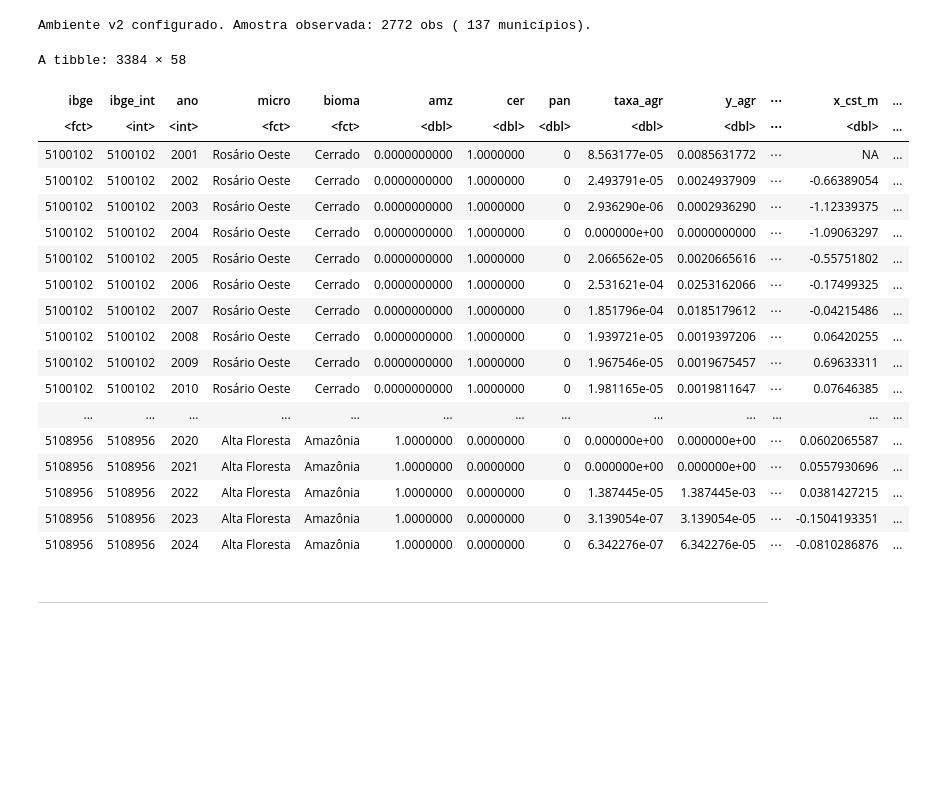
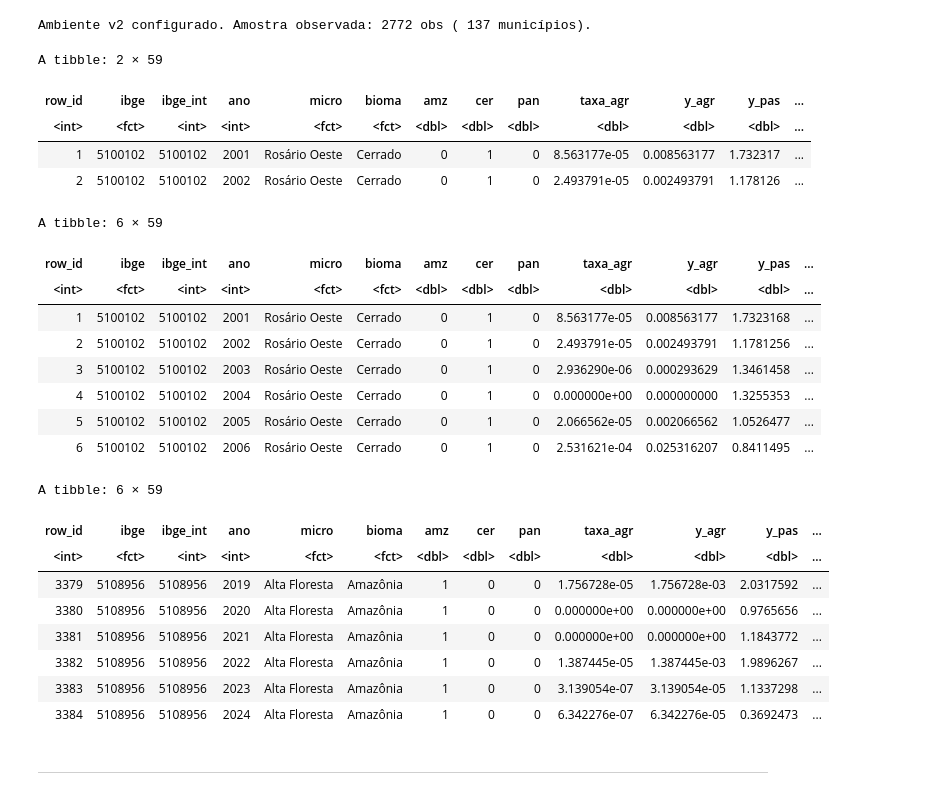
Before and after one commit to fernandovieira1/tese_eco_usp, a Jupyter notebook: 2_INTI/chapters/chap1/stats/2. MODELOS/grupos_h1/2_base_completa_h1_precaria/MODELOS_H1_PREC/modelos_fixos_h1_prec_v5.ipynb, the cells around one changed output. Cells and saved outputs as stored; diff of their text form; code cells hidden in the pictures; blank space fills up the shorter version.

```diff
--- a/2_INTI/chapters/chap1/stats/2. MODELOS/grupos_h1/2_base_completa_h1_precaria/MODELOS_H1_PREC/modelos_fixos_h1_prec_v5.ipynb
+++ b/2_INTI/chapters/chap1/stats/2. MODELOS/grupos_h1/2_base_completa_h1_precaria/MODELOS_H1_PREC/modelos_fixos_h1_prec_v5.ipynb
@@ -103,11 +106,11 @@ df_v2 <- raw_v2 %>% transmute(
 #### 0.3 Defasagem dos preços e padronização da aptidão
 # %%
 # Organiza a série anual de preços e suas defasagens.
-anos_v2 <- df_v2 %>% distinct(ano, ps_l1, pm_l1, ps_t, pm_t, dap_l1) %>% arrange(ano) %>%
+anos_v2 <- df2 %>% distinct(ano, ps_l1, pm_l1, ps_t, pm_t, dap_l1) %>% arrange(ano) %>%
   mutate(ps_lead = lead(ps_t), pm_lead = lead(pm_t))
 # %%
 # Seleciona as aptidões fixas de cada município.
-mun_v2 <- df_v2 %>% distinct(ibge, ibge_int, apt_s, apt_m)
+mun_v2 <- df2 %>% distinct(ibge, ibge_int, apt_s, apt_m)
 # %% [markdown]
 #### 0.4 Auditoria I
 # %%
@@ -126,7 +129,7 @@ c_dap <- mean(log(anos_v2$dap_l1))
 #### 0.5 Base ajustada
 # %%
 # Prepara as variáveis do painel na escala dos modelos.
-df_v2 <- df_v2 %>%
+df2 <- df2 %>%
   left_join(anos_v2 %>% select(ano, ps_lead, pm_lead), by = "ano") %>%
   arrange(ibge, ano) %>%
   group_by(ibge) %>%
@@ -156,5 +159,8 @@ df_v2 <- df_v2 %>%
     post05 = as.numeric(ano >= 2005),
     post06 = as.numeric(ano >= 2006)
   )
+# %%
+# Inserir coluna com número da linha do dataframe como primeira coluna
+df2 <- df2 %>% mutate(row_id = row_number()) %>% select(row_id, everything())
 # %%
 # Separa as linhas elegíveis de conversão observada.
@@ -247,27 +253,39 @@ cat("Ambiente v2 configurado. Amostra observada:", nrow(d_obs), "obs (", n_disti
 # %% [output]
 Ambiente v2 configurado. Amostra observada: 2772 obs ( 137 municípios).
 # %%
-df_v2
+# Exibe todas as colunas da base em HTML.
+options(repr.matrix.max.cols = Inf)
+IRdisplay::display_html(repr::repr_html(head(df2, 2)))
 # %% [output]
-A tibble: 3384 × 58
+A tibble: 2 × 59
-| ibge | ibge_int | ano | micro | bioma | amz | cer | pan | taxa_agr | y_agr | ⋯ | x_cst_m | ... |
-| <fct> | <int> | <int> | <fct> | <fct> | <dbl> | <dbl> | <dbl> | <dbl> | <dbl> | ⋯ | <dbl> | ... |
-| 5100102 | 5100102 | 2001 | Rosário Oeste | Cerrado | 0.0000000000 | 1.0000000 | 0 | 8.563177e-05 | 0.0085631772 | ⋯ | NA | ... |
-| 5100102 | 5100102 | 2002 | Rosário Oeste | Cerrado | 0.0000000000 | 1.0000000 | 0 | 2.493791e-05 | 0.0024937909 | ⋯ | -0.66389054 | ... |
-| 5100102 | 5100102 | 2003 | Rosário Oeste | Cerrado | 0.0000000000 | 1.0000000 | 0 | 2.936290e-06 | 0.0002936290 | ⋯ | -1.12339375 | ... |
-| 5100102 | 5100102 | 2004 | Rosário Oeste | Cerrado | 0.0000000000 | 1.0000000 | 0 | 0.000000e+00 | 0.0000000000 | ⋯ | -1.09063297 | ... |
-| 5100102 | 5100102 | 2005 | Rosário Oeste | Cerrado | 0.0000000000 | 1.0000000 | 0 | 2.066562e-05 | 0.0020665616 | ⋯ | -0.55751802 | ... |
-| 5100102 | 5100102 | 2006 | Rosário Oeste | Cerrado | 0.0000000000 | 1.0000000 | 0 | 2.531621e-04 | 0.0253162066 | ⋯ | -0.17499325 | ... |
-| 5100102 | 5100102 | 2007 | Rosário Oeste | Cerrado | 0.0000000000 | 1.0000000 | 0 | 1.851796e-04 | 0.0185179612 | ⋯ | -0.04215486 | ... |
-| 5100102 | 5100102 | 2008 | Rosário Oeste | Cerrado | 0.0000000000 | 1.0000000 | 0 | 1.939721e-05 | 0.0019397206 | ⋯ | 0.06420255 | ... |
-| 5100102 | 5100102 | 2009 | Rosário Oeste | Cerrado | 0.0000000000 | 1.0000000 | 0 | 1.967546e-05 | 0.0019675457 | ⋯ | 0.69633311 | ... |
-| 5100102 | 5100102 | 2010 | Rosário Oeste | Cerrado | 0.0000000000 | 1.0000000 | 0 | 1.981165e-05 | 0.0019811647 | ⋯ | 0.07646385 | ... |
-| ... | ... | ... | ... | ... | ... | ... | ... | ... | ... | ... | ... | ... |
-| 5108956 | 5108956 | 2020 | Alta Floresta | Amazônia | 1.0000000 | 0.0000000 | 0 | 0.000000e+00 | 0.000000e+00 | ⋯ | 0.0602065587 | ... |
-| 5108956 | 5108956 | 2021 | Alta Floresta | Amazônia | 1.0000000 | 0.0000000 | 0 | 0.000000e+00 | 0.000000e+00 | ⋯ | 0.0557930696 | ... |
-| 5108956 | 5108956 | 2022 | Alta Floresta | Amazônia | 1.0000000 | 0.0000000 | 0 | 1.387445e-05 | 1.387445e-03 | ⋯ | 0.0381427215 | ... |
-| 5108956 | 5108956 | 2023 | Alta Floresta | Amazônia | 1.0000000 | 0.0000000 | 0 | 3.139054e-07 | 3.139054e-05 | ⋯ | -0.1504193351 | ... |
-| 5108956 | 5108956 | 2024 | Alta Floresta | Amazônia | 1.0000000 | 0.0000000 | 0 | 6.342276e-07 | 6.342276e-05 | ⋯ | -0.0810286876 | ... |
+| row_id | ibge | ibge_int | ano | micro | bioma | amz | cer | pan | taxa_agr | y_agr | y_pas | ... |
+| <int> | <fct> | <int> | <int> | <fct> | <fct> | <dbl> | <dbl> | <dbl> | <dbl> | <dbl> | <dbl> | ... |
+| 1 | 5100102 | 5100102 | 2001 | Rosário Oeste | Cerrado | 0 | 1 | 0 | 8.563177e-05 | 0.008563177 | 1.732317 | ... |
+| 2 | 5100102 | 5100102 | 2002 | Rosário Oeste | Cerrado | 0 | 1 | 0 | 2.493791e-05 | 0.002493791 | 1.178126 | ... |
+# %%
+head(df2)
+# %% [output]
+A tibble: 6 × 59
+| row_id | ibge | ibge_int | ano | micro | bioma | amz | cer | pan | taxa_agr | y_agr | y_pas | ... |
+| <int> | <fct> | <int> | <int> | <fct> | <fct> | <dbl> | <dbl> | <dbl> | <dbl> | <dbl> | <dbl> | ... |
+| 1 | 5100102 | 5100102 | 2001 | Rosário Oeste | Cerrado | 0 | 1 | 0 | 8.563177e-05 | 0.008563177 | 1.7323168 | ... |
+| 2 | 5100102 | 5100102 | 2002 | Rosário Oeste | Cerrado | 0 | 1 | 0 | 2.493791e-05 | 0.002493791 | 1.1781256 | ... |
+| 3 | 5100102 | 5100102 | 2003 | Rosário Oeste | Cerrado | 0 | 1 | 0 | 2.936290e-06 | 0.000293629 | 1.3461458 | ... |
+| 4 | 5100102 | 5100102 | 2004 | Rosário Oeste | Cerrado | 0 | 1 | 0 | 0.000000e+00 | 0.000000000 | 1.3255353 | ... |
+| 5 | 5100102 | 5100102 | 2005 | Rosário Oeste | Cerrado | 0 | 1 | 0 | 2.066562e-05 | 0.002066562 | 1.0526477 | ... |
+| 6 | 5100102 | 5100102 | 2006 | Rosário Oeste | Cerrado | 0 | 1 | 0 | 2.531621e-04 | 0.025316207 | 0.8411495 | ... |
+# %%
+tail(df2)
+# %% [output]
+A tibble: 6 × 59
+| row_id | ibge | ibge_int | ano | micro | bioma | amz | cer | pan | taxa_agr | y_agr | y_pas | ... |
+| <int> | <fct> | <int> | <int> | <fct> | <fct> | <dbl> | <dbl> | <dbl> | <dbl> | <dbl> | <dbl> | ... |
+| 3379 | 5108956 | 5108956 | 2019 | Alta Floresta | Amazônia | 1 | 0 | 0 | 1.756728e-05 | 1.756728e-03 | 2.0317592 | ... |
+| 3380 | 5108956 | 5108956 | 2020 | Alta Floresta | Amazônia | 1 | 0 | 0 | 0.000000e+00 | 0.000000e+00 | 0.9765656 | ... |
+| 3381 | 5108956 | 5108956 | 2021 | Alta Floresta | Amazônia | 1 | 0 | 0 | 0.000000e+00 | 0.000000e+00 | 1.1843772 | ... |
+| 3382 | 5108956 | 5108956 | 2022 | Alta Floresta | Amazônia | 1 | 0 | 0 | 1.387445e-05 | 1.387445e-03 | 1.9896267 | ... |
+| 3383 | 5108956 | 5108956 | 2023 | Alta Floresta | Amazônia | 1 | 0 | 0 | 3.139054e-07 | 3.139054e-05 | 1.1337298 | ... |
+| 3384 | 5108956 | 5108956 | 2024 | Alta Floresta | Amazônia | 1 | 0 | 0 | 6.342276e-07 | 6.342276e-05 | 0.3692473 | ... |
 # %% [markdown]
 ***
 # %% [markdown]
```
Also changed, not shown: parts of 98 cells of this notebook, 1 other file.
